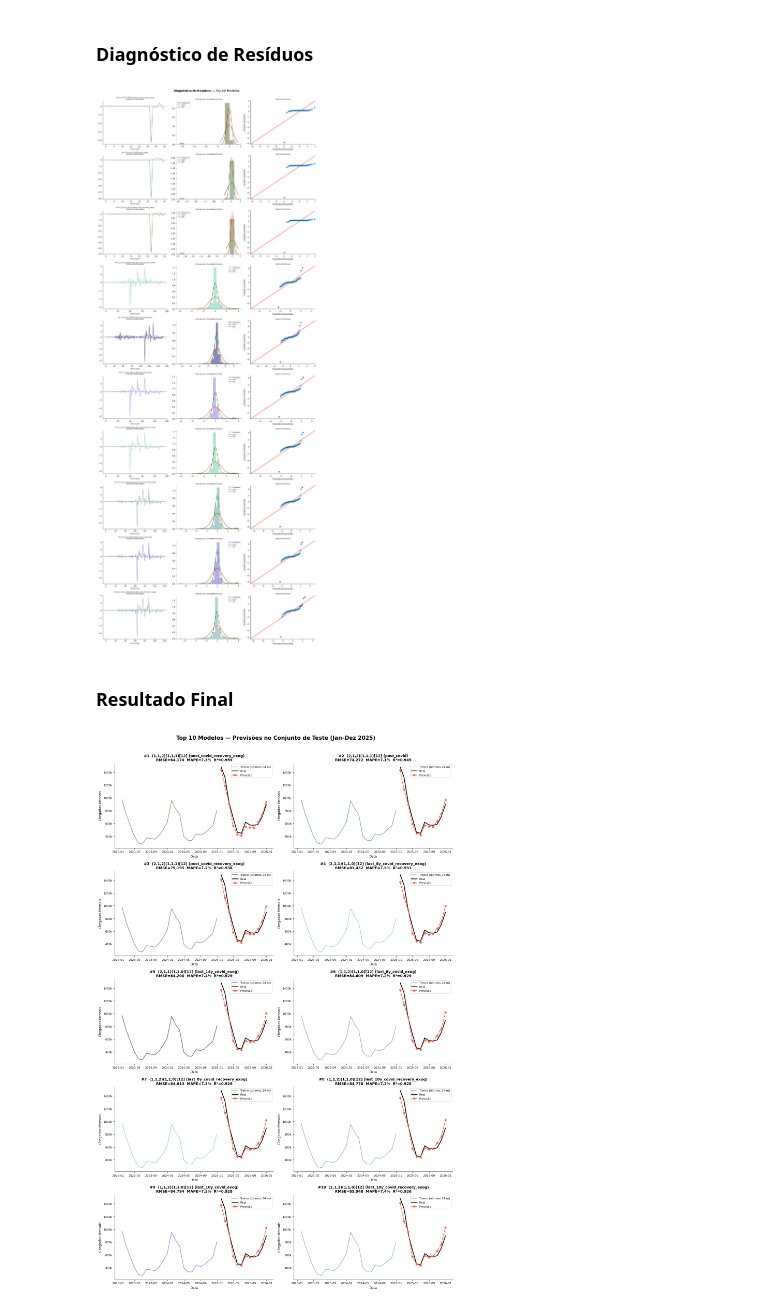
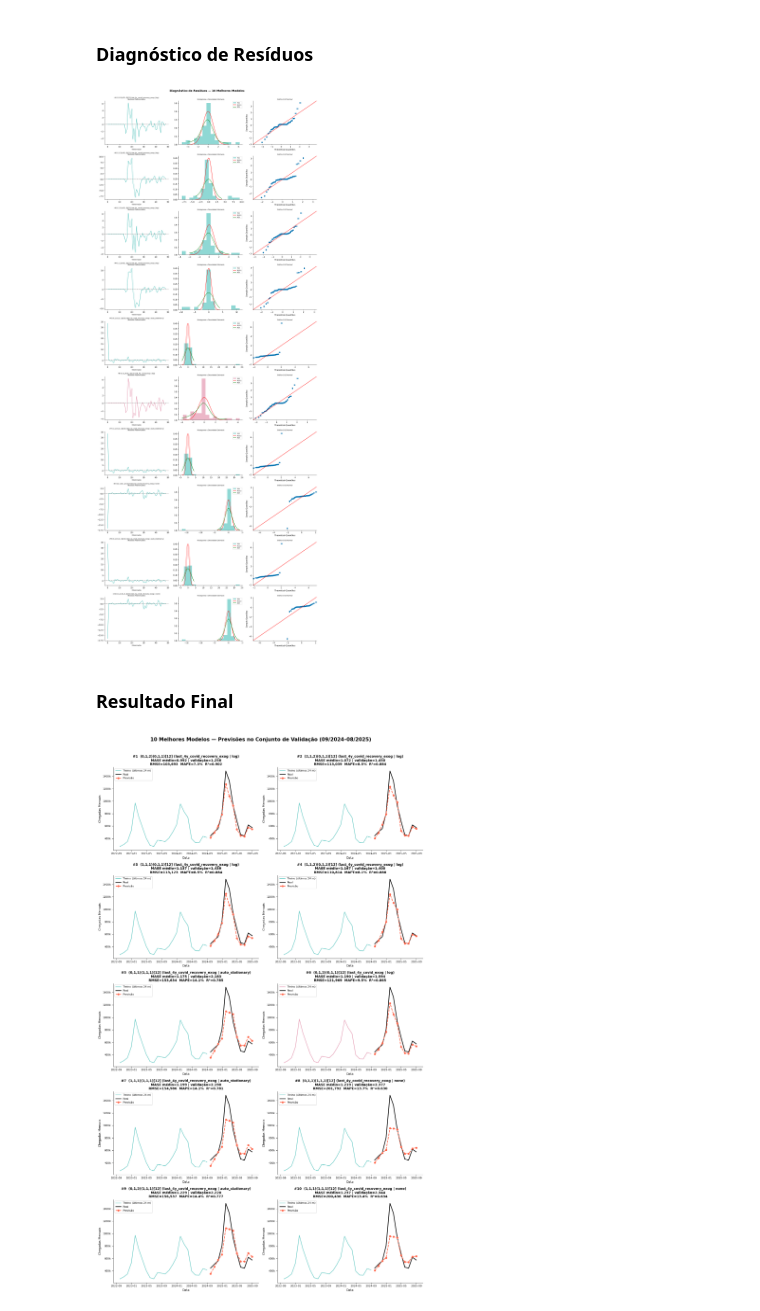
Before and after one commit to Gbrlmoraes/brazil_tourism_forecasting_benchmark, a Jupyter notebook: notebooks_ptbr/5_arima_model_testing_ptbr.ipynb, the cells around one changed output. Saved outputs shown, nothing was run; the diff lists cells and outputs as text; code cells hidden in the pictures.

```diff
--- a/notebooks_ptbr/5_arima_model_testing_ptbr.ipynb
+++ b/notebooks_ptbr/5_arima_model_testing_ptbr.ipynb
@@ -385,6 +1039,7 @@ display(
 # %%
 def fit_model(row, configs):
-    cfg = configs[row['data_selection']]
+    """Refit a configuration at the latest origin (trained up to the end of train)."""
+    cfg = configs[(LATEST_ORIGIN, row['data_selection'], row['target_transform'])]
     return SARIMAX(
         cfg['series'],
         exog=cfg['exog_train'],
@@ -395,7 +1050,7 @@ def fit_model(row, configs):
     ).fit(disp=False)
 
 
-top10_fits = [fit_model(row, data_configs) for _, row in top10.iterrows()]
+top10_fits = [fit_model(row, model_configs) for _, row in top10.iterrows()]
 
 for i, (_, row) in enumerate(top10.iterrows()):
     print(f'#{i + 1:>2}  [{row["data_selection"]}]  {row["run_name"]}')
@@ -415,7 +1070,7 @@ for i, (_, row) in enumerate(top10.iterrows()):
 # %%
 fig, axes = plt.subplots(10, 3, figsize=(16, 40))
 fig.suptitle(
-    'Diagnóstico de Resíduos — Top 10 Modelos', fontsize=14, fontweight='bold', y=1.001
+    'Diagnóstico de Resíduos — 10 Melhores Modelos', fontsize=14, fontweight='bold', y=1.001
 )
 
 x_qq = np.linspace(-4, 4, 200)
@@ -426,21 +1081,21 @@ for i, ((_, row), fit) in enumerate(zip(top10.iterrows(), top10_fits)):
 
     row_label = f'#{i + 1} {row["run_name"].replace("SARIMAX", "")}'
 
-    # Resíduos padronizados ao longo do tempo
+    # Standardized residuals over time
     axes[i, 0].plot(std_resid, linewidth=1.2, color=palette[row['data_selection']])
     axes[i, 0].axhline(0, color='black', linestyle='--', alpha=0.5)
     axes[i, 0].set_title(f'{row_label}\nResíduos Padronizados', fontsize=8)
     axes[i, 0].set_xlabel('Observação', fontsize=8)
     sns.despine(ax=axes[i, 0])
 
-    # Histograma + KDE + N(0,1)
+    # Histogram + KDE + N(0,1)
     axes[i, 1].hist(
         std_resid,
         bins='auto',
         density=True,
         alpha=0.5,
         color=palette[row['data_selection']],
-        label='Histograma',
+        label='Hist',
     )
     axes[i, 1].plot(x_qq, stats.norm.pdf(x_qq, 0, 1), 'r-', label='N(0,1)')
     kde = stats.gaussian_kde(std_resid)
@@ -449,7 +1104,7 @@ for i, ((_, row), fit) in enumerate(zip(top10.iterrows(), top10_fits)):
     axes[i, 1].legend(fontsize=7)
     sns.despine(ax=axes[i, 1])
 
-    # Gráfico Q-Q Normal
+    # Normal Q-Q plot
     sm.qqplot(std_resid, line='45', fit=True, ax=axes[i, 2])
     axes[i, 2].set_title('Gráfico Q-Q Normal', fontsize=8)
     sns.despine(ax=axes[i, 2])
@@ -457,22 +1112,22 @@ for i, ((_, row), fit) in enumerate(zip(top10.iterrows(), top10_fits)):
 plt.tight_layout()
 plt.show()
 # %% [output]
-[figure, old version]
+[figure, new version]
 # %% [markdown]
 ### Resultado Final
 # %%
-fig, axes = plt.subplots(5, 2, figsize=(14, 22))
+fig, axes = plt.subplots(5, 2, figsize=(14, 24))
 fig.suptitle(
-    'Top 10 Modelos — Previsões no Conjunto de Teste (Jan–Dez 2025)',
+    f'10 Melhores Modelos — Previsões no Conjunto de Validação '
+    f'({val_monthly.index[0]:%m/%Y}–{val_monthly.index[-1]:%m/%Y})',
     fontsize=15,
     fontweight='bold',
 )
 
 for i, (ax, (_, row), fit) in enumerate(zip(axes.flat, top10.iterrows(), top10_fits)):
-    cfg = data_configs[row['data_selection']]
-    forecast_log = fit.forecast(steps=n_test, exog=cfg['exog_test'])
-    forecast = np.exp(forecast_log)
-    train_plot = np.exp(cfg['series']).iloc[-24:]
+    cfg = model_configs[(LATEST_ORIGIN, row['data_selection'], row['target_transform'])]
+    forecast = forecast_arrivals(fit, cfg)
+    train_plot = cfg['raw_series'].iloc[-24:]
 
     ax.plot(
         train_plot.index,
@@ -483,37 +1138,38 @@ for i, (ax, (_, row), fit) in enumerate(zip(axes.flat, top10.iterrows(), top10_f
         alpha=0.7,
     )
     ax.plot(
-        test_monthly.index,
-        test_monthly['arrival_count'],
+        val_monthly.index,
+        val_monthly['arrival_count'],
         label='Real',
         linewidth=2,
         color='black',
     )
     ax.plot(
-        test_monthly.index,
+        val_monthly.index,
         forecast,
         label='Previsão',
         linewidth=2,
         linestyle='--',
         color='tomato',
         marker='o',
         markersize=5,
     )
 
     ax.set_title(
         f'#{i + 1}  {row["run_name"].replace("SARIMAX", "")}\n'
+        f'MASE médio={row["mase_mean"]:.3f} | validação={row["mase"]:.3f}\n'
         f'RMSE={row["rmse"]:,.0f}  MAPE={row["mape"]:.1f}%  R²={row["r2"]:.3f}',
         fontsize=10,
         fontweight='bold',
     )
     ax.set_xlabel('Data', fontsize=9)
     ax.set_ylabel('Chegadas Mensais', fontsize=9)
     ax.yaxis.set_major_formatter(plt.FuncFormatter(lambda x, _: f'{int(x / 1000)}k'))
     ax.tick_params(axis='both', labelsize=8)
     ax.legend(fontsize=8)
     sns.despine(ax=ax)
 
 plt.tight_layout(rect=[0, 0, 1, 0.97])
 plt.show()
 # %% [output]
-[figure, old version]
+[figure, new version]
```
Also changed, not shown: parts of 23 cells of this notebook, 9 other files.
